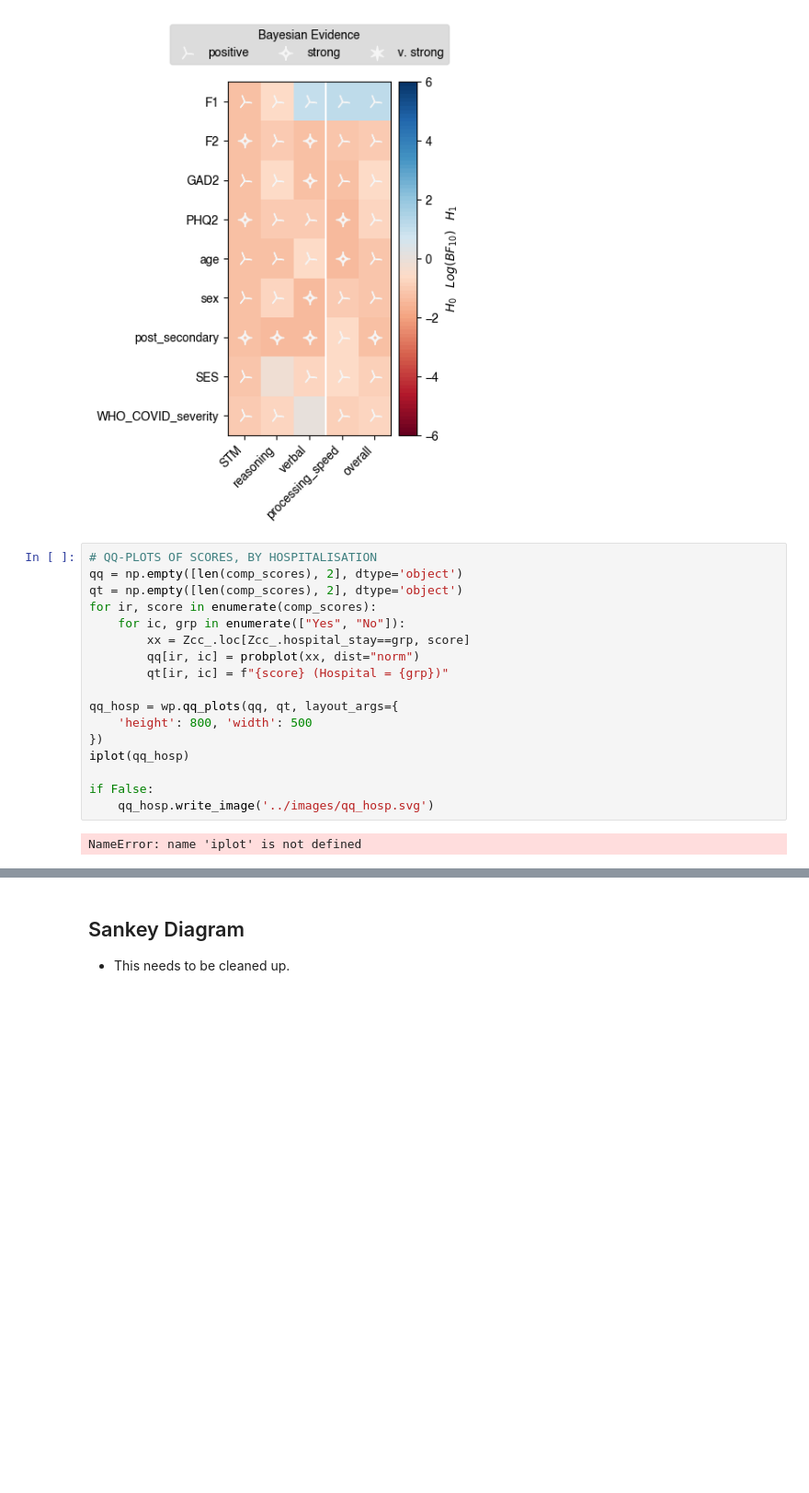
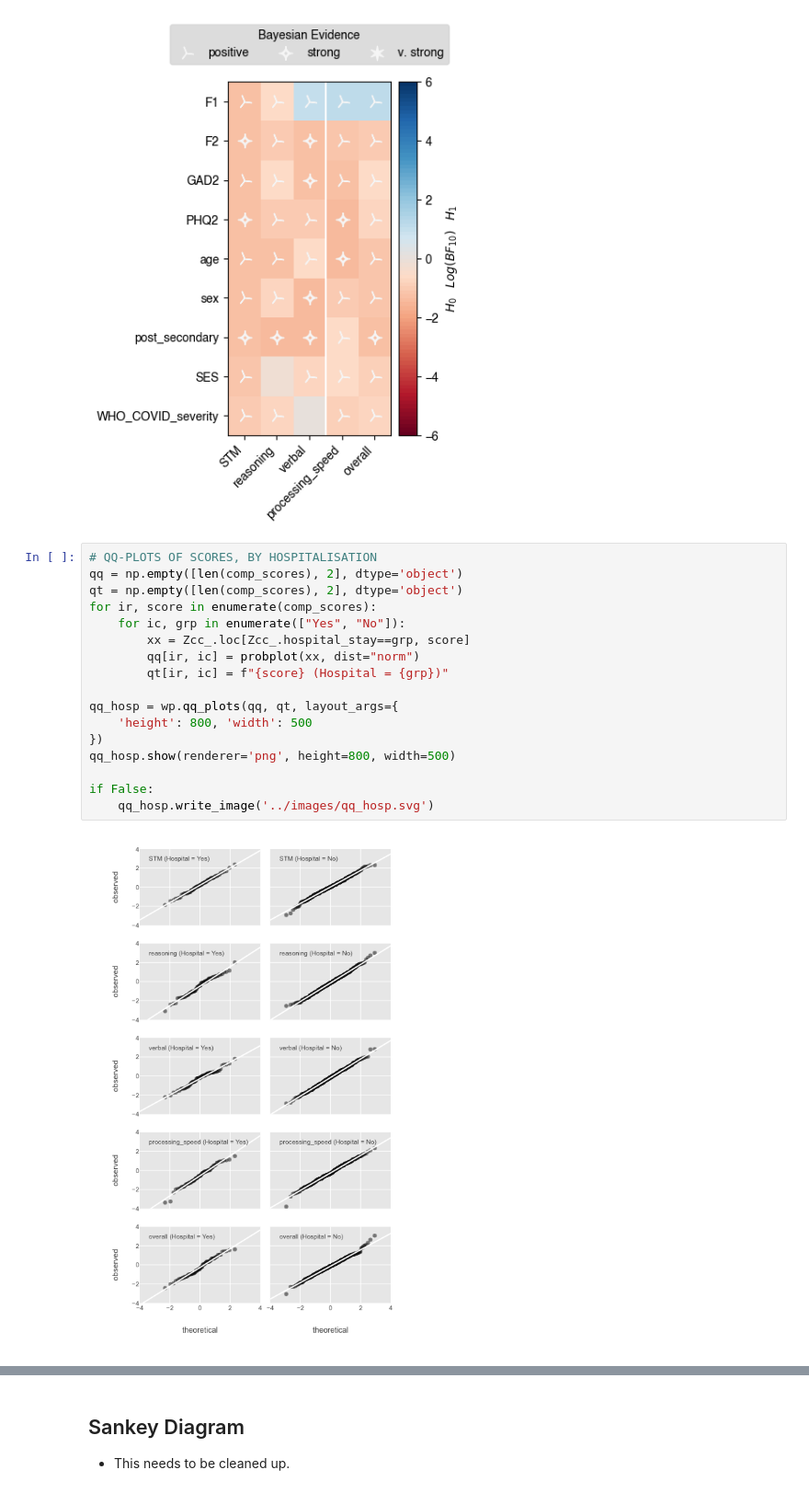
Before and after one commit to TheOwenLab/2021-Wild-et-al-COVID-Cognition, a Jupyter notebook: covid_cognition.ipynb, the cells around one changed output, grey strips where cells are left out. Shown at 92% size. Drawn from its saved outputs; the diff is of its cells as text; blank space fills up the shorter version.

```diff
--- a/covid_cognition.ipynb
+++ b/covid_cognition.ipynb
@@ -1358,19 +1218,19 @@ if False:
 # %%
 # QQ-PLOTS OF SCORES, BY HOSPITALISATION
 qq = np.empty([len(comp_scores), 2], dtype='object')
 qt = np.empty([len(comp_scores), 2], dtype='object')
 for ir, score in enumerate(comp_scores):
 	for ic, grp in enumerate(["Yes", "No"]):
 		xx = Zcc_.loc[Zcc_.hospital_stay==grp, score]
 		qq[ir, ic] = probplot(xx, dist="norm")
 		qt[ir, ic] = f"{score} (Hospital = {grp})"
 
 qq_hosp = wp.qq_plots(qq, qt, layout_args={
 	'height': 800, 'width': 500
 })
-iplot(qq_hosp)
+qq_hosp.show(renderer='png', height=800, width=500)
 
 if False:
 	qq_hosp.write_image('../images/qq_hosp.svg')
 # %% [output]
-NameError: name 'iplot' is not defined
+[figure, added]
```
Also changed, not shown: parts of 14 cells of this notebook, 9 other files.
